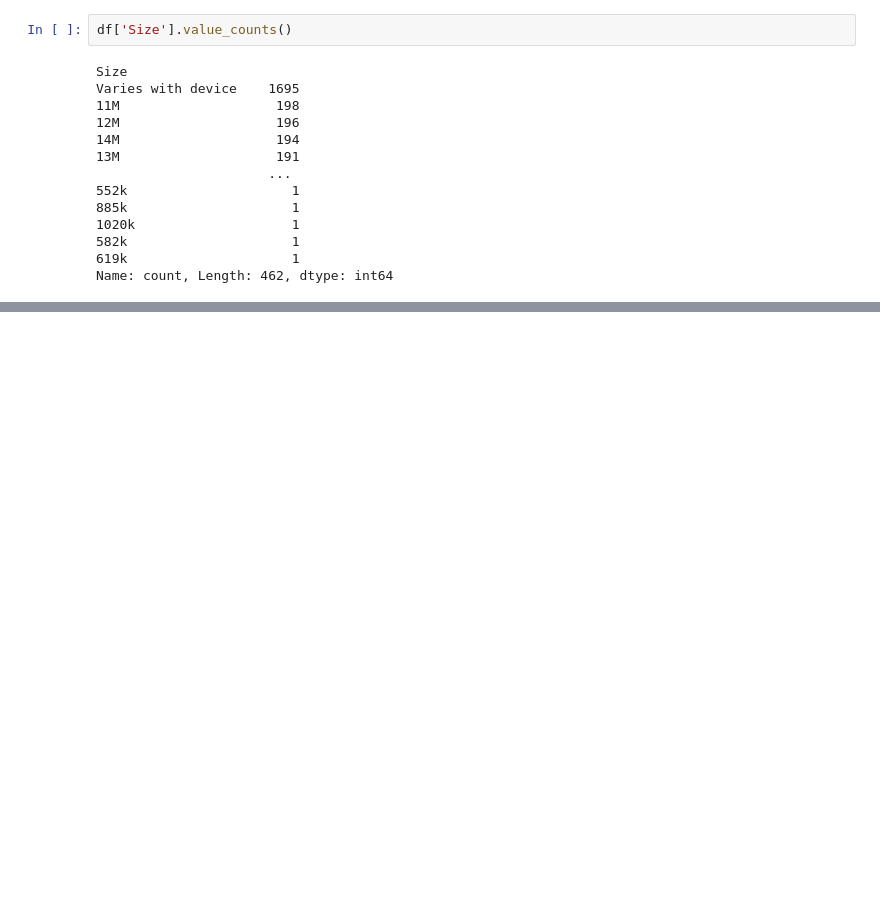
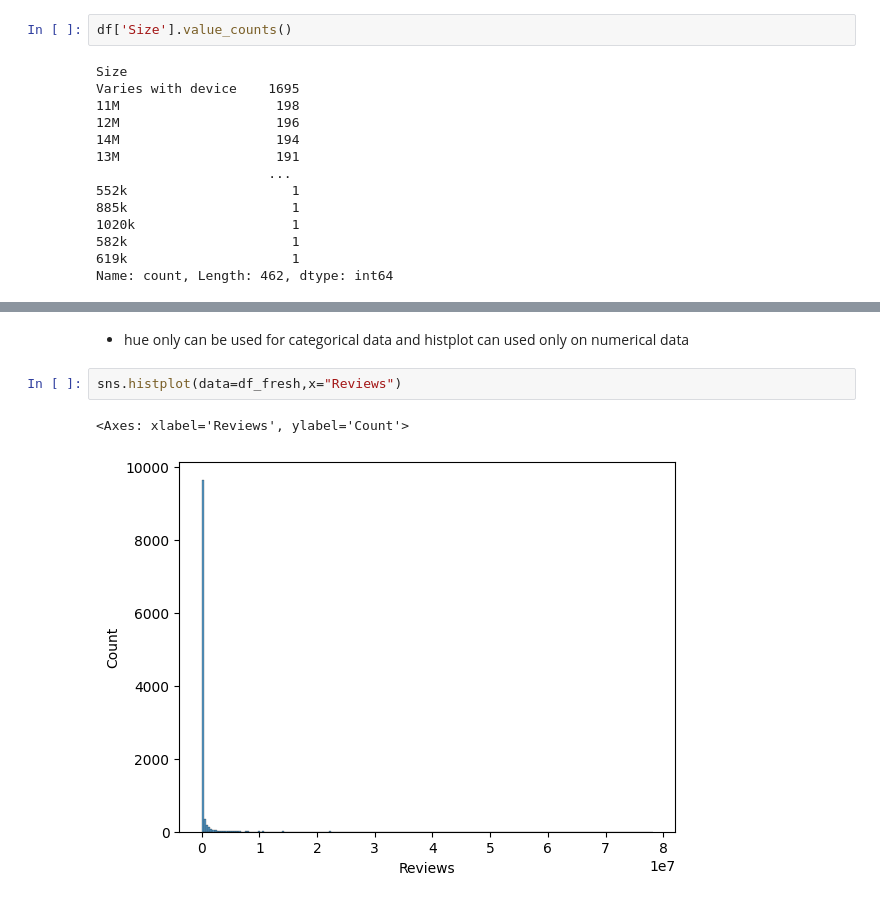
Before and after one commit to MujammiiL/Playstore-Data-Analysis, a Jupyter notebook: playstore_data.ipynb, the cells around one changed output, grey strips where cells are left out. Cells and saved outputs as stored; diff of their text form; blank space fills up the shorter version.

```diff
--- a/playstore_data.ipynb
+++ b/playstore_data.ipynb
@@ -405,0 +1057,7 @@ Name: count, Length: 462, dtype: int64
+# %% [markdown]
+- hue only can be used for categorical data and histplot can used only on numerical data
+# %%
+sns.histplot(data=df_fresh,x="Reviews")
+# %% [output]
+<Axes: xlabel='Reviews', ylabel='Count'>
+[figure, added]
```
Also changed, not shown: parts of 69 cells of this notebook, 1 other file.
